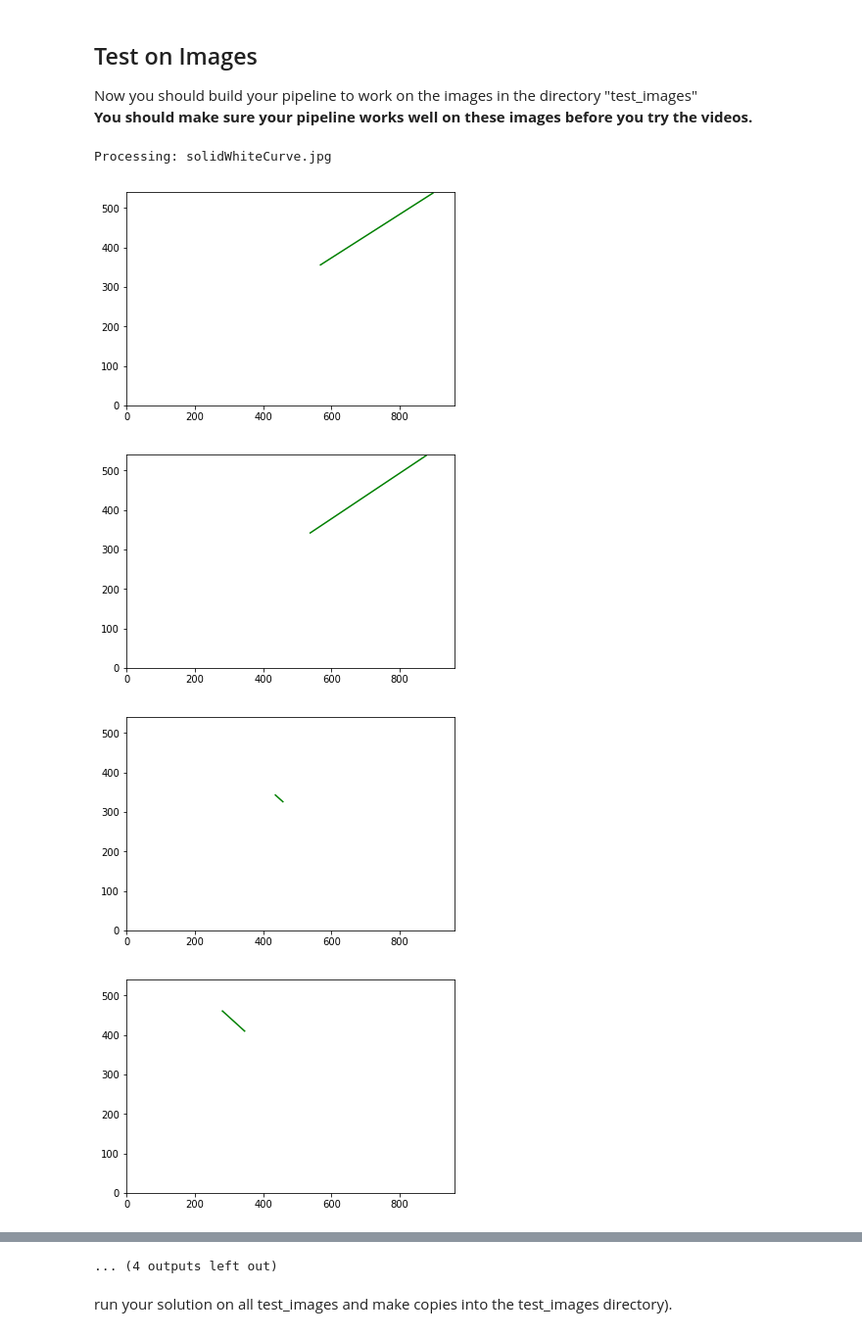
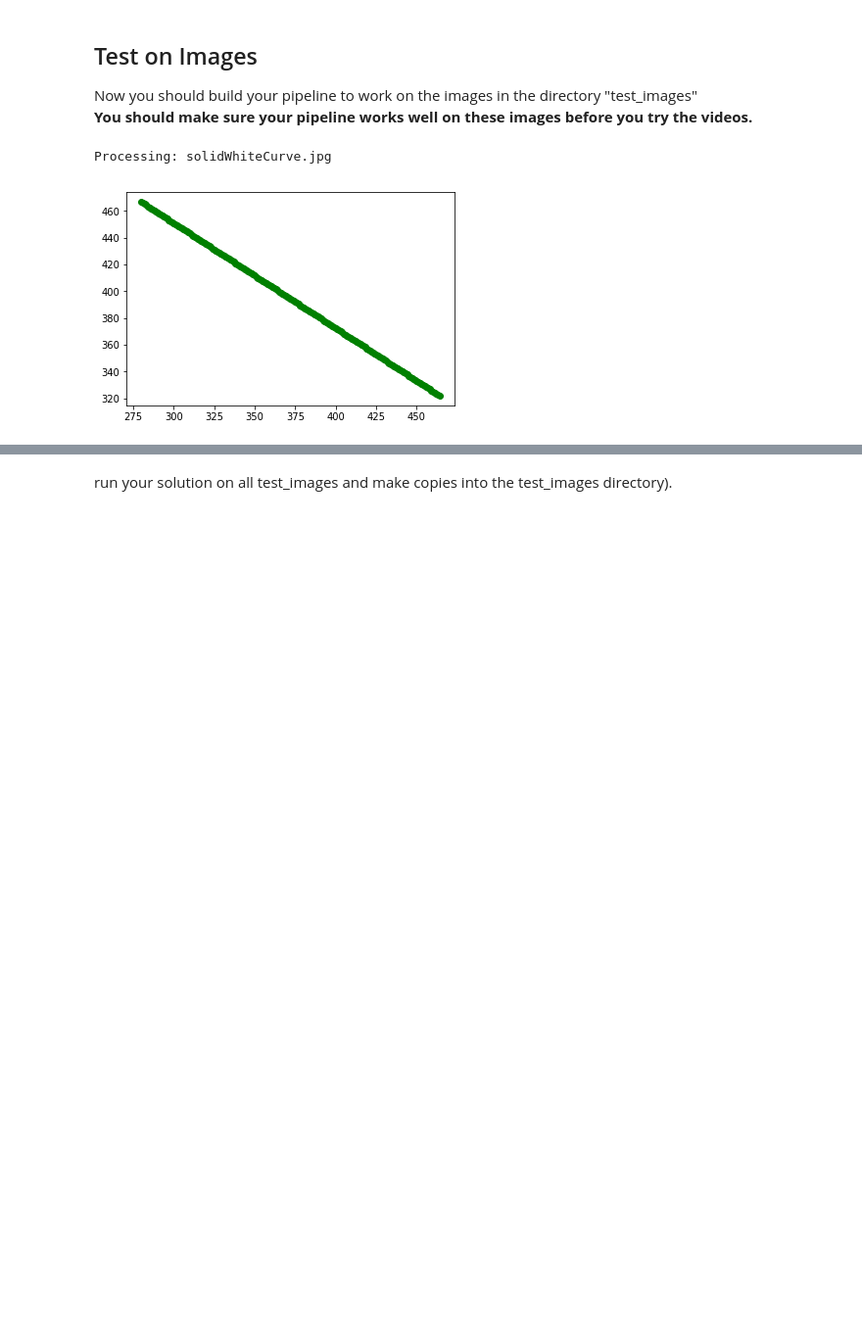
Before and after one commit to asunar/CarND-LaneLines-P1, a Jupyter notebook: P1.ipynb, the cells around one changed output, grey strips where cells are left out. Shown: that part at 98% size. Saved outputs shown, nothing was run; the diff lists cells and outputs as text; code cells hidden in the pictures; blank space fills up the shorter version.

Commit message:
Polyfit result

```diff
--- a/P1.ipynb
+++ b/P1.ipynb
@@ -206,9 +206,16 @@ def draw_lines(img, lines, color=[255, 0, 0], thickness=2):
     left_line_points = []
     right_line_points = []
 
+    x = []
+    y = []
     for line in lines:
         for x1, y1, x2, y2 in line:
             #just do the left line first
+            if x1 < 480:# using a variable instead of 480 throws error
+                x += [x1, x2]
+                y += [y1, y2]
+
+                left_line_points.extend(line)
 
 
 
@@ -217,13 +224,18 @@ def draw_lines(img, lines, color=[255, 0, 0], thickness=2):
 # Given start/end points of the left and right lines
 # Draw the lines on the image and return the image
 
-cv2.line(img,point1,point2, color, thickness)
+# cv2.line(img,point1,point2, color, thickness)
 
 
 #     cv2.line(img,(0,0),(511,511),(255,0,0),5)
 #     cv2.line((0, max()), (f(0), f(max(x))), 'r')
+    z = np.polyfit(x, y, 1)
+#     print(z)
+    m,b = z
+    for i in range(min(x), max(x)):
+        plt.plot(i, i * m + b, 'go')
 
-
+    plt.show()
     return img
 
 
@@ -332,35 +344,32 @@ def process_image(img):
 # %%
 # img = np.copy(mpimg.imread('test_images/solidWhiteCurve.jpg'))
 # img = np.copy(mpimg.imread('test_images/solidWhiteRight.jpg'))
 # img = np.copy(mpimg.imread('test_images/solidYellowCurve.jpg'))
 # img = np.copy(mpimg.imread('test_images/solidYellowCurve2.jpg'))
 # img = np.copy(mpimg.imread('test_images/solidYellowLeft.jpg'))
 # img = np.copy(mpimg.imread('test_images/whiteCarLaneSwitch.jpg'))
 %rm -rf images_with_lanes
 %mkdir images_with_lanes
 test_img = 'solidWhiteCurve.jpg'
 filename = 'test_images/' + test_img
 testImg = mpimg.imread(filename)
 print("Processing: " + test_img)
 processed_image = process_image(testImg)
-showImage(processed_image)
+# showImage(processed_image)
 # converted_image = cv2.cvtColor(processed_image, cv2.COLOR_BGR2RGB)
 # print('Saving images_with_lanes/' + test_img)
 # cv2.imwrite('images_with_lanes/' + test_img, converted_image)
 
 
 # for test_img in test_images:
 #     filename = 'test_images/' + test_img
 #     testImg = mpimg.imread(filename)
 #     print("Processing: " + test_img)
 #     processed_image = process_image(testImg)
 #     showImage(processed_image)
 #     converted_image = cv2.cvtColor(processed_image, cv2.COLOR_BGR2RGB)
 #     print('Saving images_with_lanes/' + test_img)
 #     cv2.imwrite('images_with_lanes/' + test_img, converted_image)
 # %% [output]
 Processing: solidWhiteCurve.jpg
-[figure, old version]
+[figure, new version]
-[figure, removed]
-[figure, removed]
-[figure, removed]
@@ -374,4 +376,3 @@ Processing: solidWhiteCurve.jpg
-... (4 outputs left out)
 # %% [markdown]
 run your solution on all test_images and make copies into the test_images directory).
 # %% [markdown]
```
Also changed, not shown: parts of 1 cell of this notebook.
